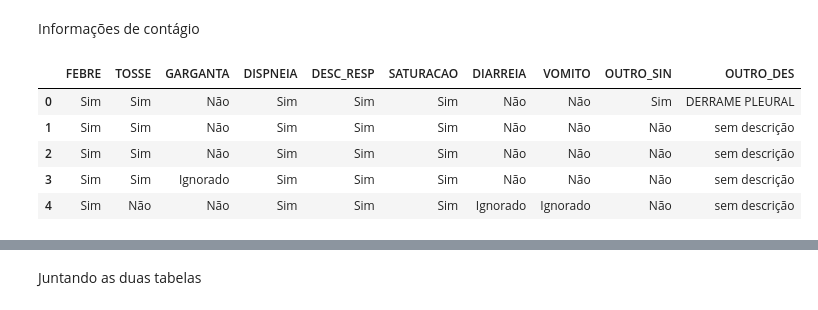
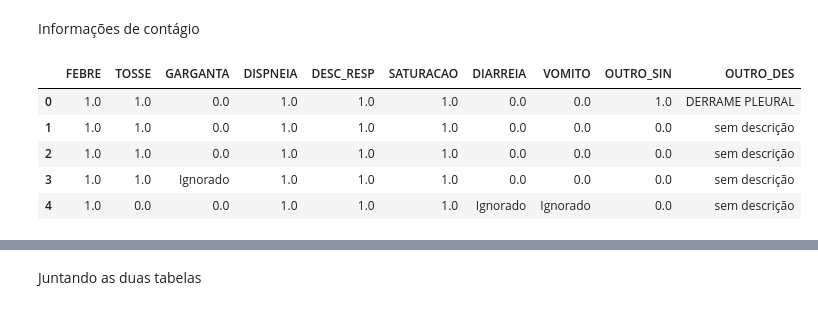
Before and after one commit to arthurfonsek/bigDataProjeto, a Jupyter notebook: projeto.ipynb, the cells around one changed output, grey strips where cells are left out. Cells and saved outputs as stored; diff of their text form; code cells hidden in the pictures.

```diff
--- a/projeto.ipynb
+++ b/projeto.ipynb
@@ -131,12 +126,3 @@ sintomas['DIARREIA'] = sintomas['DIARREIA'].replace({1.0: 'Sim', 2.0: 'Não', 9.
 sintomas['VOMITO'] = sintomas['VOMITO'].replace({1.0: 'Sim', 2.0: 'Não', 9.0: 'Ignorado'})
 sintomas['OUTRO_SIN'] = sintomas['OUTRO_SIN'].replace({1.0: 'Sim', 2.0: 'Não', 9.0: 'Ignorado'})
 sintomas['OUTRO_DES'] = sintomas['OUTRO_DES'].replace({np.nan: 'sem descrição'})
-# %%
-sintomas.head()
-# %% [output]
-|  | FEBRE | TOSSE | GARGANTA | DISPNEIA | DESC_RESP | SATURACAO | DIARREIA | VOMITO | OUTRO_SIN | OUTRO_DES |
-| 0 | Sim | Sim | Não | Sim | Sim | Sim | Não | Não | Sim | DERRAME PLEURAL |
-| 1 | Sim | Sim | Não | Sim | Sim | Sim | Não | Não | Não | sem descrição |
-| 2 | Sim | Sim | Não | Sim | Sim | Sim | Não | Não | Não | sem descrição |
-| 3 | Sim | Sim | Ignorado | Sim | Sim | Sim | Não | Não | Não | sem descrição |
-| 4 | Sim | Não | Não | Sim | Sim | Sim | Ignorado | Ignorado | Não | sem descrição |
@@ -142,0 +140,10 @@ sintomas.head()
+# %%
+
+sintomasbinario.head()
+# %% [output]
+|  | FEBRE | TOSSE | GARGANTA | DISPNEIA | DESC_RESP | SATURACAO | DIARREIA | VOMITO | OUTRO_SIN | OUTRO_DES |
+| 0 | 1.0 | 1.0 | 0.0 | 1.0 | 1.0 | 1.0 | 0.0 | 0.0 | 1.0 | DERRAME PLEURAL |
+| 1 | 1.0 | 1.0 | 0.0 | 1.0 | 1.0 | 1.0 | 0.0 | 0.0 | 0.0 | sem descrição |
+| 2 | 1.0 | 1.0 | 0.0 | 1.0 | 1.0 | 1.0 | 0.0 | 0.0 | 0.0 | sem descrição |
+| 3 | 1.0 | 1.0 | Ignorado | 1.0 | 1.0 | 1.0 | 0.0 | 0.0 | 0.0 | sem descrição |
+| 4 | 1.0 | 0.0 | 0.0 | 1.0 | 1.0 | 1.0 | Ignorado | Ignorado | 0.0 | sem descrição |
```
Also changed, not shown: parts of 15 cells of this notebook.
